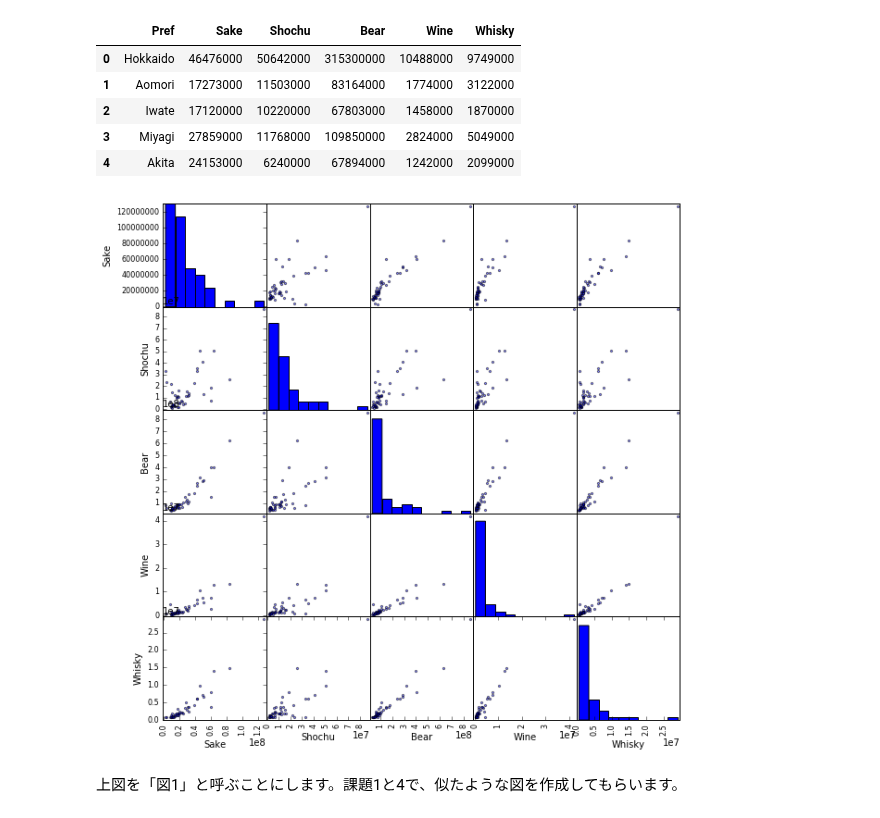
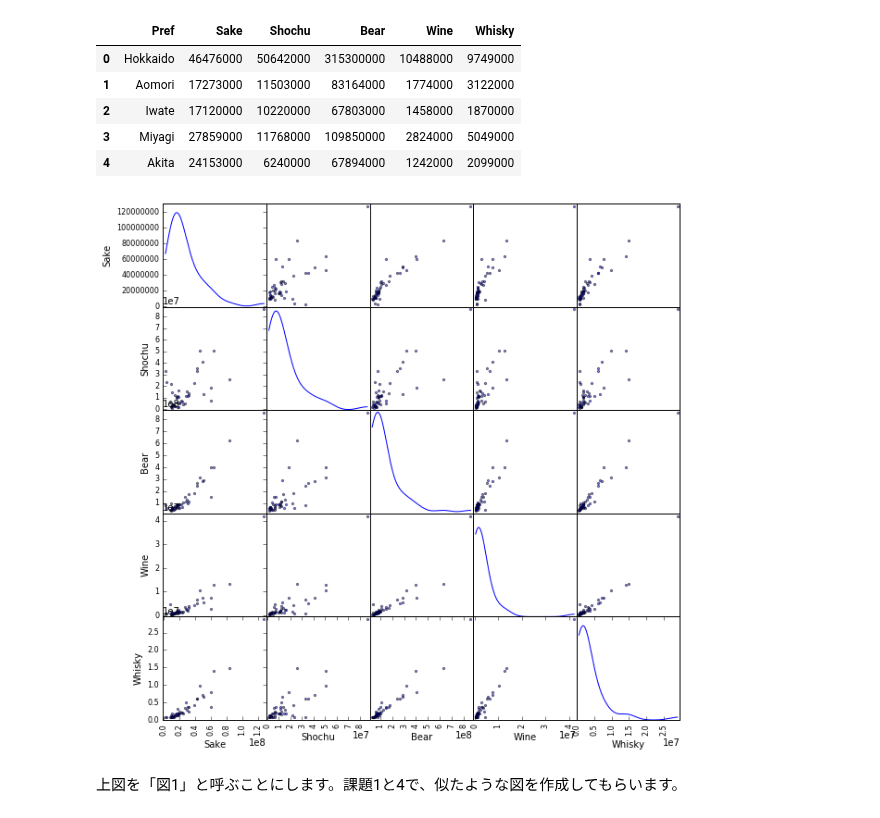
Before and after one commit to maskot1977/ipython_notebook, a Jupyter notebook: 総合実験３日目.ipynb, the cells around one changed output. Cells and saved outputs as stored; diff of their text form; code cells hidden in the pictures.

```diff
--- a/総合実験３日目.ipynb
+++ b/総合実験３日目.ipynb
@@ -95,11 +95,12 @@ pd.DataFrame(df).head() # 先頭N行を表示する。カラムのタイトル
 | 3 | Miyagi | 27859000 | 11768000 | 109850000 | 2824000 | 5049000 |
 | 4 | Akita | 24153000 | 6240000 | 67894000 | 1242000 | 2099000 |
 # %%
-# 下記の関数にカラム名を入力すれば、指定した全てのカラムのヒストグラムと散布図が表示されます。
-plotting.scatter_matrix(df[['Sake', 'Shochu', 'Bear', 'Wine', 'Whisky']], figsize=(10, 10))
+# 下記の関数にカラム名を入力すれば、Scatter Matrix が表示されます。
+#plotting.scatter_matrix(df[['Sake', 'Shochu', 'Bear', 'Wine', 'Whisky']], figsize=(10, 10))
+plotting.scatter_matrix(df[['Sake', 'Shochu', 'Bear', 'Wine', 'Whisky']], figsize=(10, 10), diagonal='kde')
 plt.show()
 # %% [output]
-[figure, old version]
+[figure, new version]
 # %% [markdown]
 上図を「図1」と呼ぶことにします。課題1と4で、似たような図を作成してもらいます。
 # %% [markdown]
```
Also changed, not shown: parts of 1 cell of this notebook, 4 other files.
